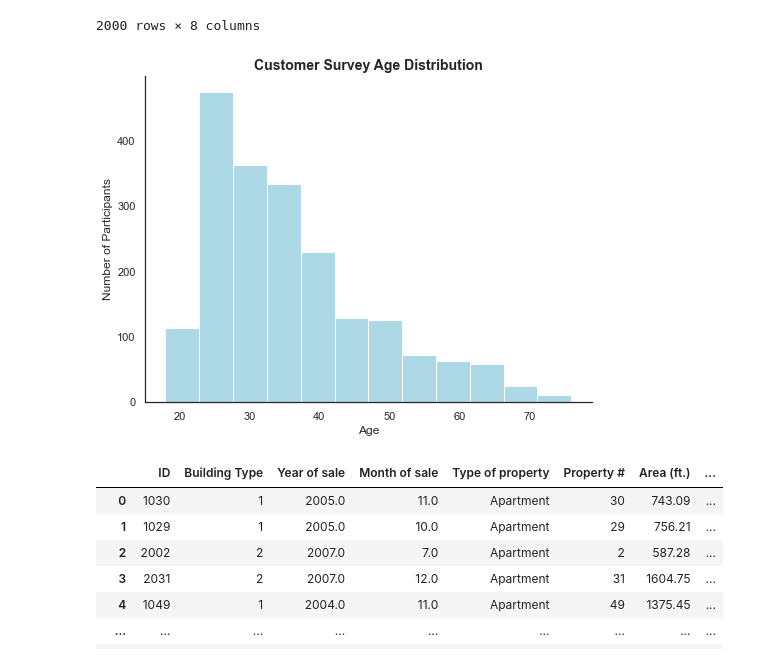
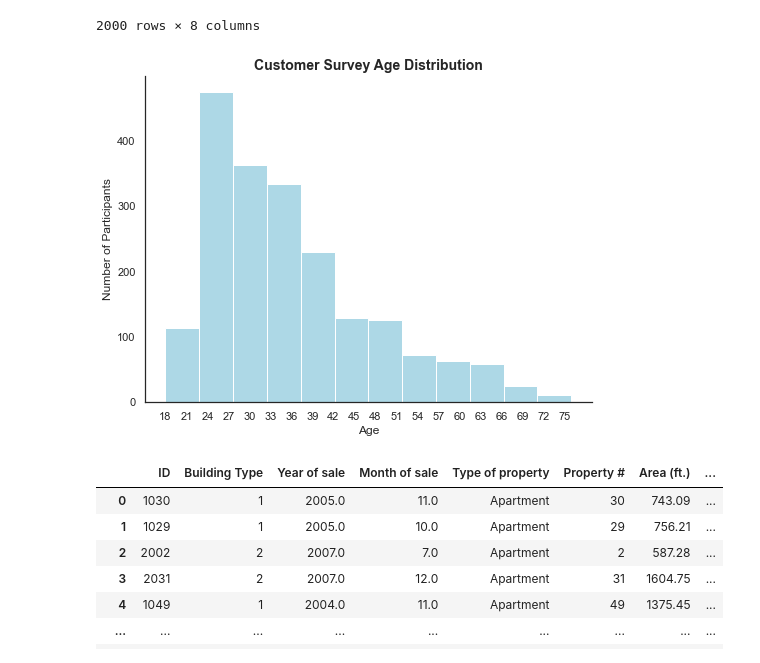
Before and after one commit to roblivesinottawa/data_analytics_python, a Jupyter notebook: S34 - Data Visualization/L1/Data Viz Notebook Template.ipynb, the cells around one changed output. Drawn from its saved outputs; the diff is of its cells as text; code cells hidden in the pictures.

```diff
--- a/S34 - Data Visualization/L1/Data Viz Notebook Template.ipynb
+++ b/S34 - Data Visualization/L1/Data Viz Notebook Template.ipynb
@@ -346,30 +346,30 @@ df_customer_survey
 # %%
 # set the background to white
 sns.set_style('white')
 
 # set the size of the chart
 plt.figure(figsize=(8,6))
 
 # create histogram, pass Age, bins, color
 plt.hist(df_customer_survey['Age'], bins=12, color='lightblue')
 
 # set title
 plt.title('Customer Survey Age Distribution', fontsize=14, fontweight='bold')
 
 #
-plt.xticks()
+plt.xticks(np.arange(min(df_customer_survey['Age']), max(df_customer_survey['Age']), 3.0))
 
 # define labels
 plt.xlabel('Age')
 plt.ylabel('Number of Participants')
 
 # remove corners
 sns.despine()
 
 # display chart
 plt.show()
 # %% [output]
-[figure, old version]
+[figure, new version]
 # %%
 import pandas as pd
 import matplotlib.pyplot as plt
```
Also changed, not shown: parts of 9 cells of this notebook, 2 other files.
